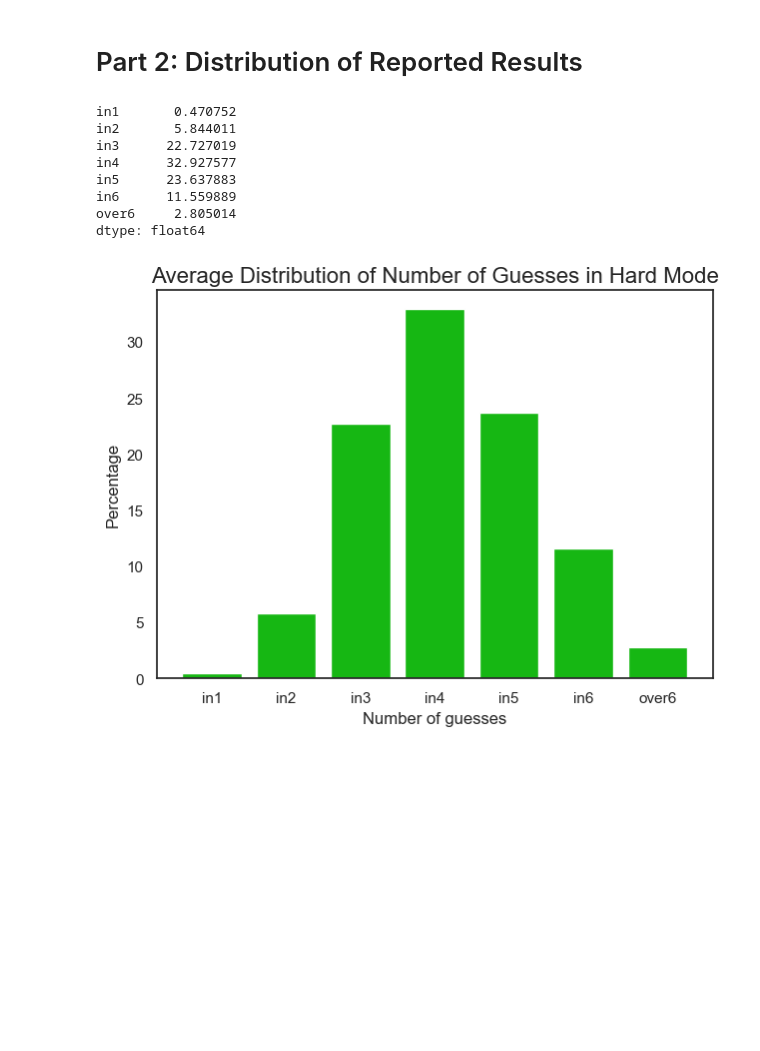
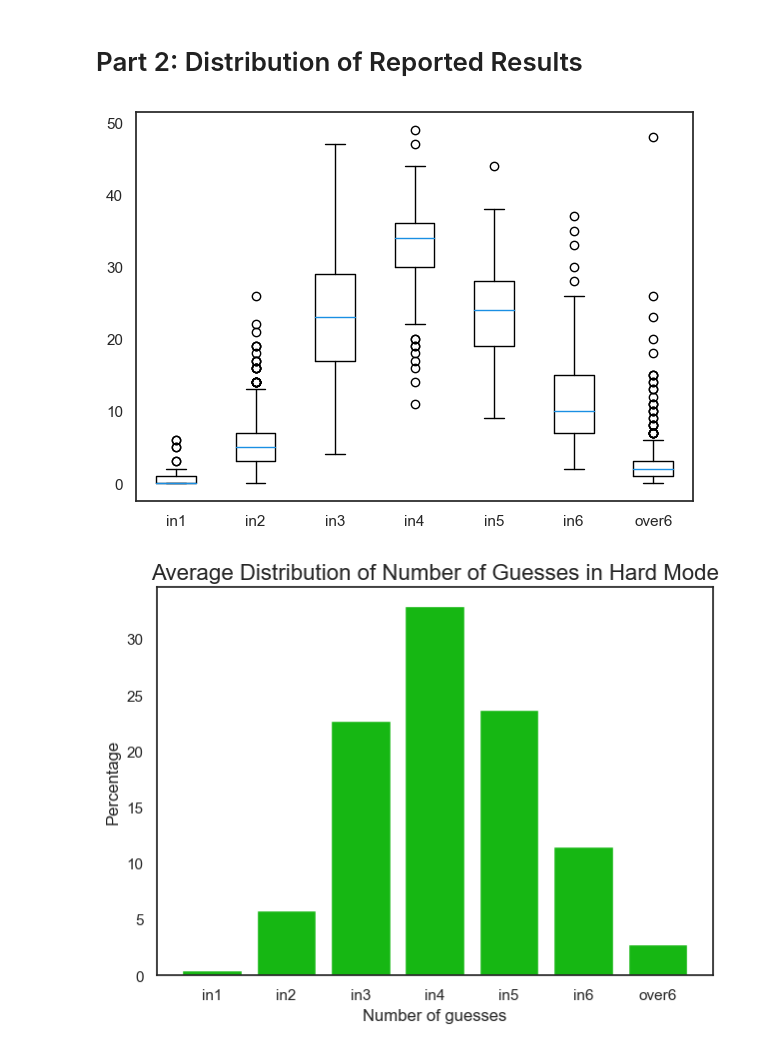
Before and after one commit to carlostbello/COMAP2023, a Jupyter notebook: src/eda.ipynb, the cells around one changed output. Drawn from its saved outputs; the diff is of its cells as text; code cells hidden in the pictures; blank space fills up the shorter version.

```diff
--- a/src/eda.ipynb
+++ b/src/eda.ipynb
@@ -156,17 +168,12 @@ plt.show()
 # %%
 distribution_cols = ['in1', 'in2', 'in3', 'in4', 'in5', 'in6', 'over6']
 distribution = df[distribution_cols]
-# %%
-distribution.mean(axis=0)
-# %% [output]
-in1       0.470752
-in2       5.844011
-in3      22.727019
-in4      32.927577
-in5      23.637883
-in6      11.559889
-over6     2.805014
-dtype: float64
+# %%
+plt.boxplot(distribution)
+plt.xticks(range(1,8),labels=distribution_cols)
+plt.show()
+# %% [output]
+[figure, added]
 # %%
 plt.bar(distribution_cols, distribution.mean(axis=0))
 
```
Also changed, not shown: parts of 9 cells of this notebook, 2 other files.
